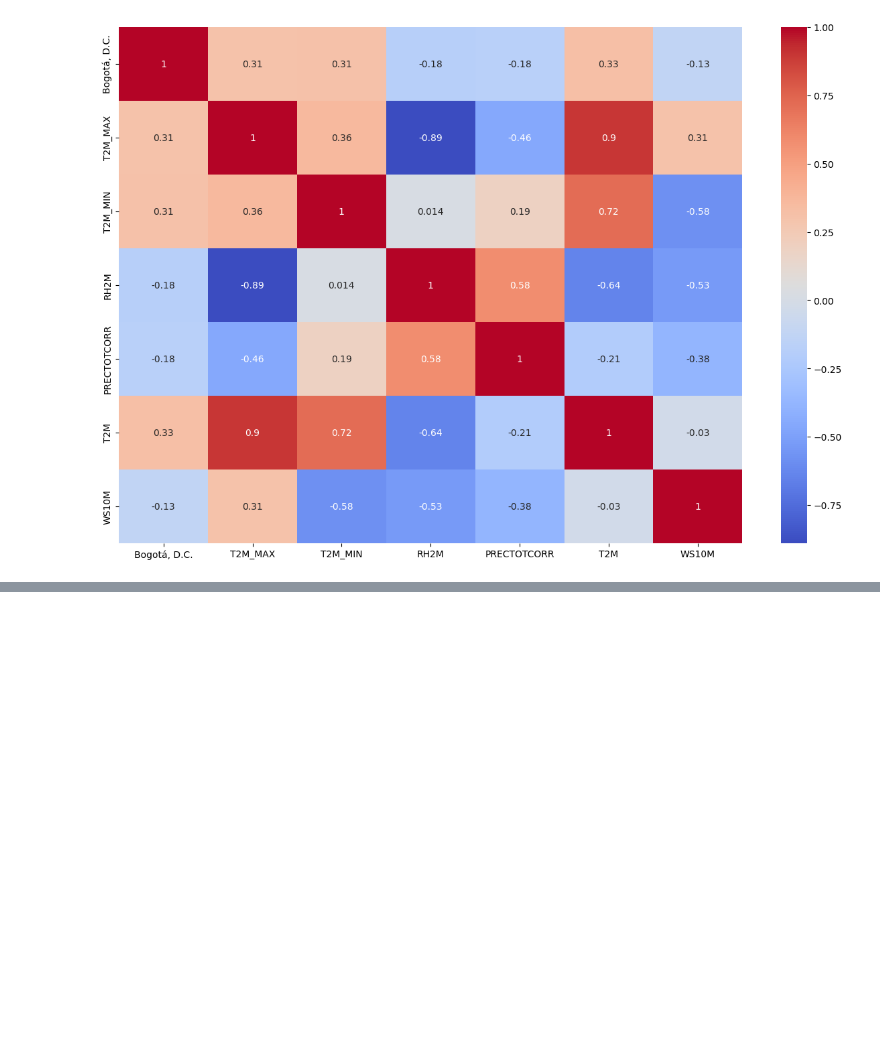
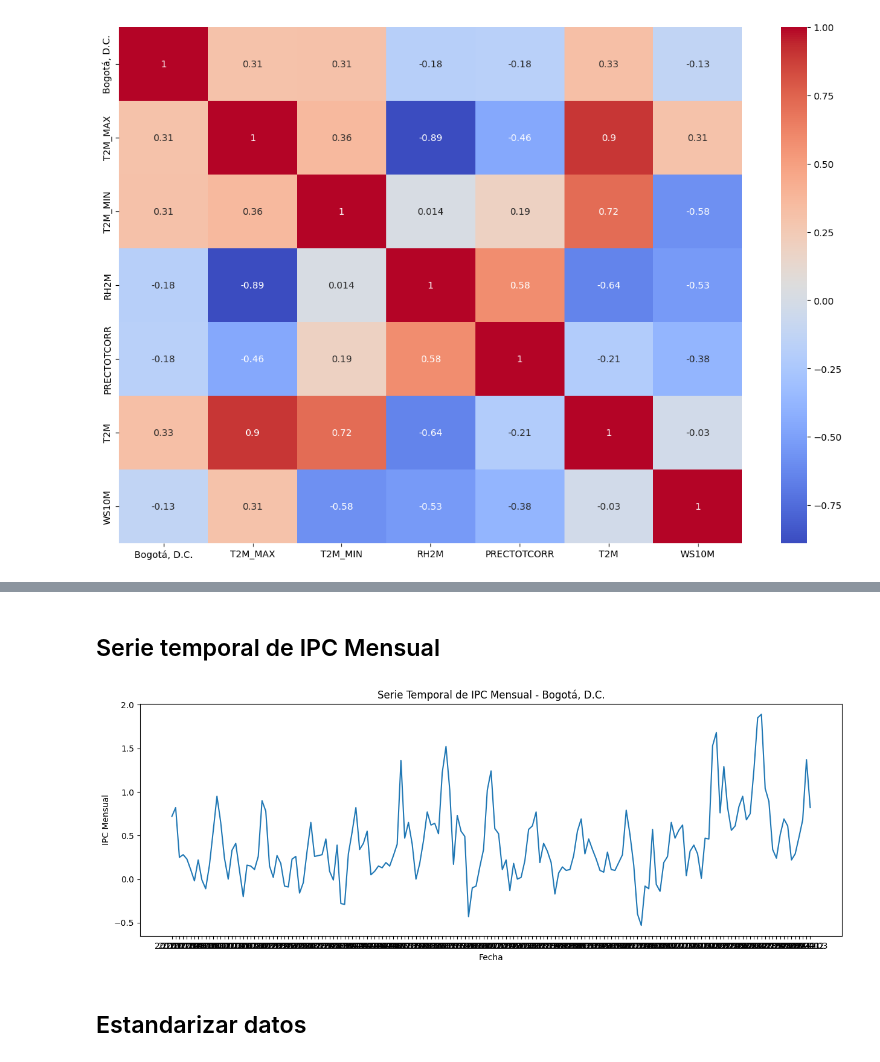
Before and after one commit to andersonjalvarado/Proyecto-IA-Javeriana, a Jupyter notebook: Proyecto.ipynb, the cells around one changed output, grey strips where cells are left out. Drawn from its saved outputs; the diff is of its cells as text; code cells hidden in the pictures; blank space fills up the shorter version.

```diff
--- a/Proyecto.ipynb
+++ b/Proyecto.ipynb
@@ -411,0 +442,22 @@ plot_heatmap(dict_ciudades['Bogotá, D.C.'])
+# %% [markdown]
+## Serie temporal de IPC Mensual
+# %%
+def plot_IPC(df):
+    """
+    Genera un gráfico de IPC de un DataFrame.
+    Args:
+        df (DataFrame): El DataFrame.
+    """
+    fechas = df.index.astype(str).tolist()
+    plt.figure(figsize=(15, 5))
+    plt.plot(fechas, df.iloc[:, 0])
+    plt.title(f'Serie Temporal de IPC Mensual - {df.columns[0]}')
+    plt.xlabel('Fecha')
+    plt.ylabel('IPC Mensual')
+    plt.show()
+# %%
+plot_IPC(dict_ciudades['Bogotá, D.C.'])
+# %% [output]
+[figure, added]
+# %% [markdown]
+## Estandarizar datos
```
Also changed, not shown: parts of 38 cells of this notebook.
